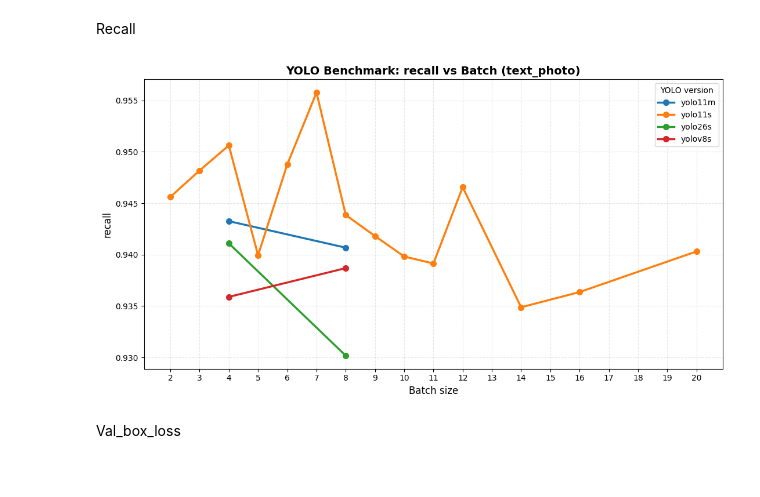
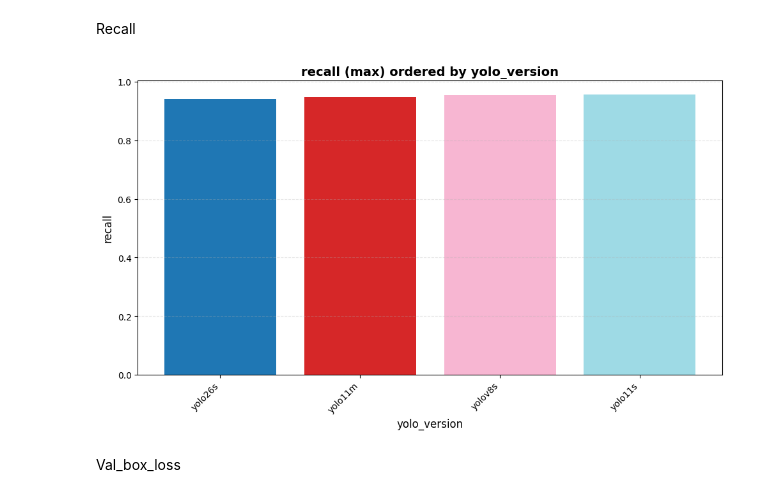
Before and after one commit to danielpiresribeiro123-code/cv_analyser_research, a Jupyter notebook: src/analysis/models/yolo/yolo_analysis.ipynb, the cells around one changed output. Drawn from its saved outputs; the diff is of its cells as text; code cells hidden in the pictures.

```diff
--- a/src/analysis/models/yolo/yolo_analysis.ipynb
+++ b/src/analysis/models/yolo/yolo_analysis.ipynb
@@ -598,9 +598,9 @@ KeyError: 'Column not found: Precision'
 # %% [markdown]
 Recall
 # %%
-plot_sorted_bar(df_yolo, "Recall", group_col="train_run")
+plot_sorted_bar(df_yolo_text_photo, "recall", group_col="yolo_version")
 # %% [output]
-[figure, old version]
+[figure, new version]
 # %% [markdown]
 Val_box_loss
 # %%
```
Also changed, not shown: parts of 9 cells of this notebook, 6 other files.
